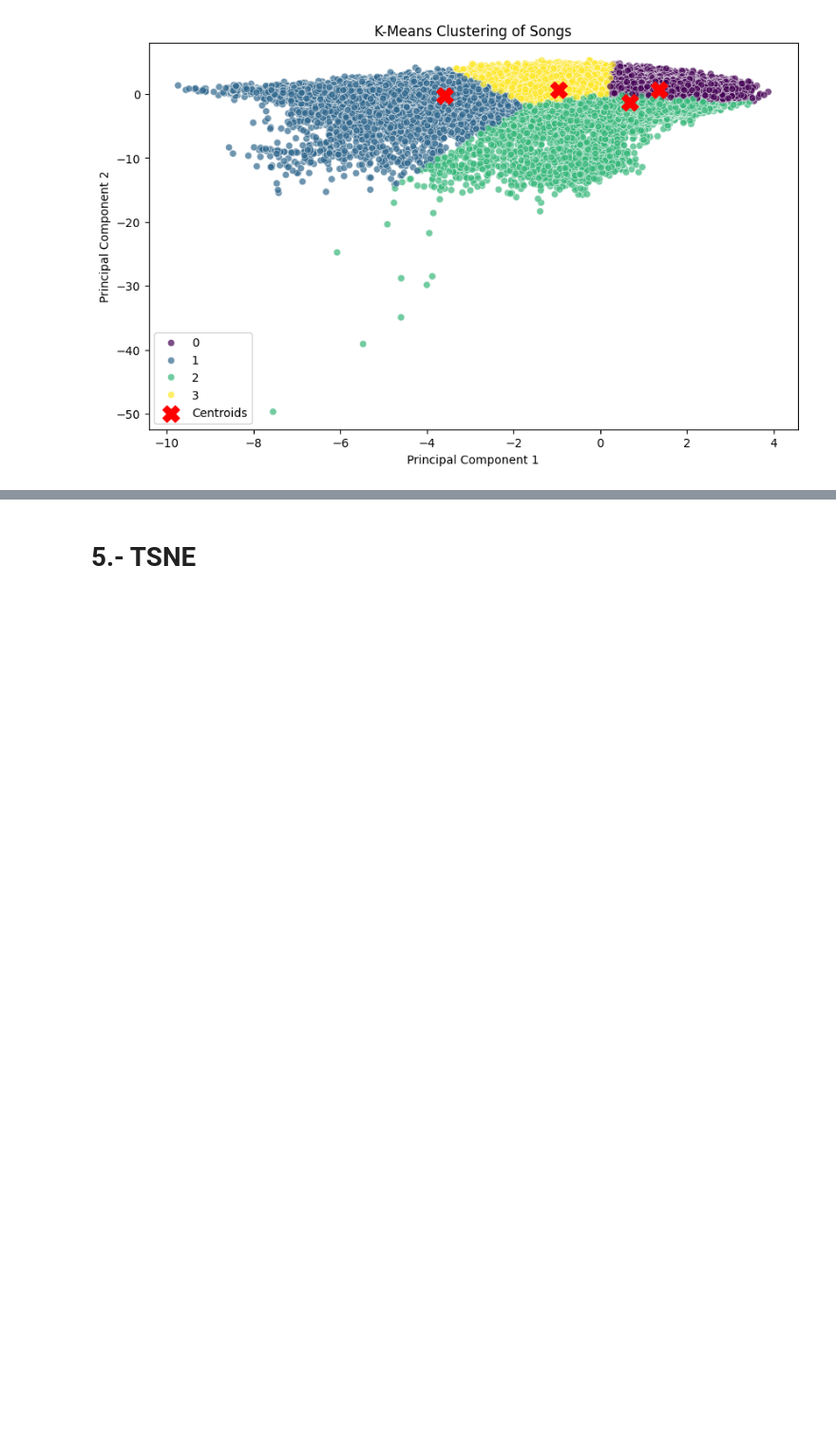
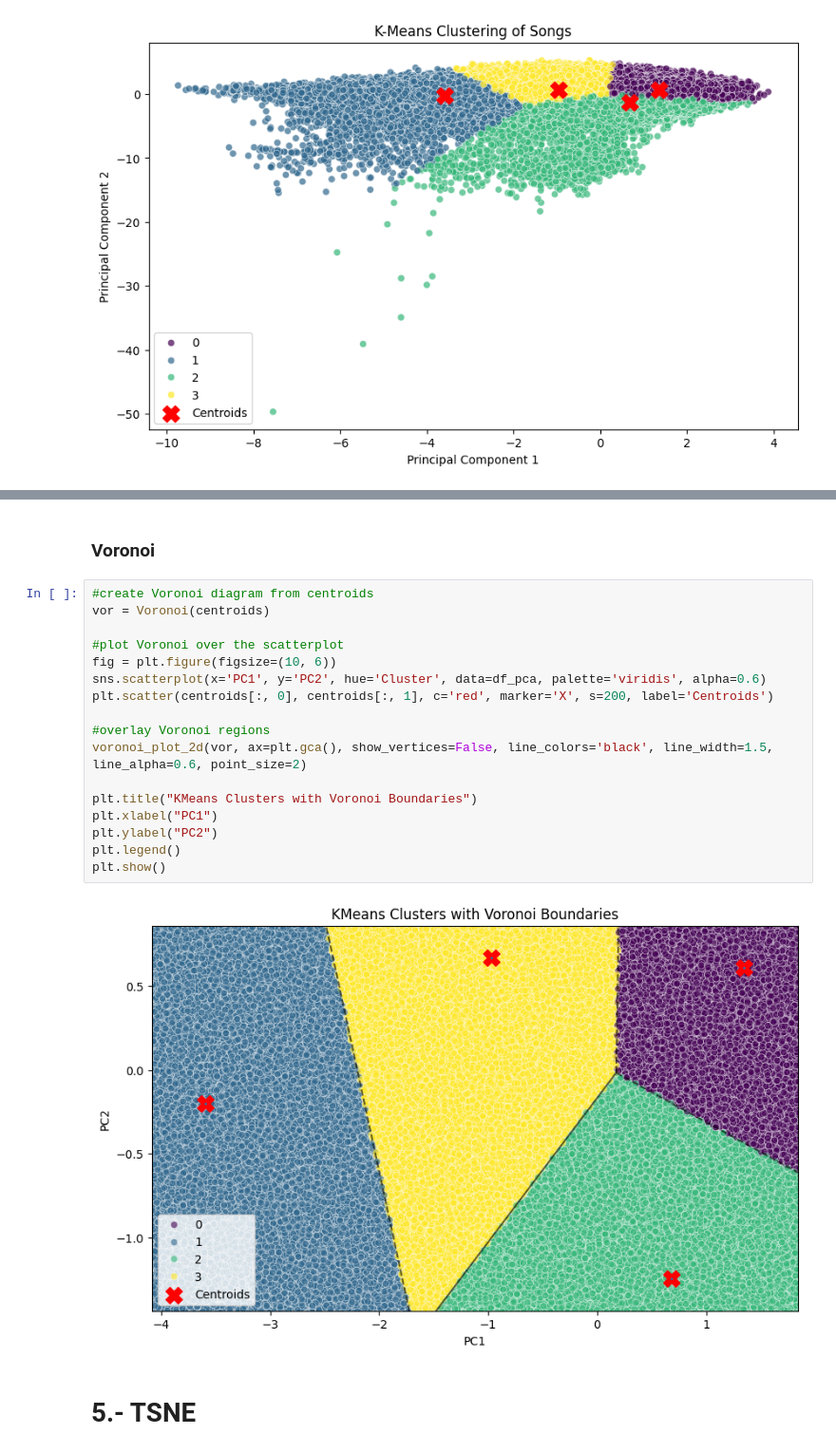
Before and after one commit to enekobarod/Suggestify, a Jupyter notebook: Suggestify/notebook/Suggestify.ipynb, the cells around one changed output, grey strips where cells are left out. Shown at 95% size. Saved outputs shown, nothing was run; the diff lists cells and outputs as text; blank space fills up the shorter version.

```diff
--- a/Suggestify/notebooks/Suggestify.ipynb
+++ b/Suggestify/notebook/Suggestify.ipynb
@@ -485,3 +486,24 @@ Cluster 1:
+# %% [markdown]
+### Voronoi
+# %%
+#create Voronoi diagram from centroids
+vor = Voronoi(centroids)
+
+#plot Voronoi over the scatterplot
+fig = plt.figure(figsize=(10, 6))
+sns.scatterplot(x='PC1', y='PC2', hue='Cluster', data=df_pca, palette='viridis', alpha=0.6)
+plt.scatter(centroids[:, 0], centroids[:, 1], c='red', marker='X', s=200, label='Centroids')
+
+#overlay Voronoi regions
+voronoi_plot_2d(vor, ax=plt.gca(), show_vertices=False, line_colors='black', line_width=1.5, line_alpha=0.6, point_size=2)
+
+plt.title("KMeans Clusters with Voronoi Boundaries")
+plt.xlabel("PC1")
+plt.ylabel("PC2")
+plt.legend()
+plt.show()
+# %% [output]
+[figure, added]
 # %% [markdown]
 # 5.- TSNE
 # %%
```
Also changed, not shown: parts of 4 cells of this notebook, 2 other files.
